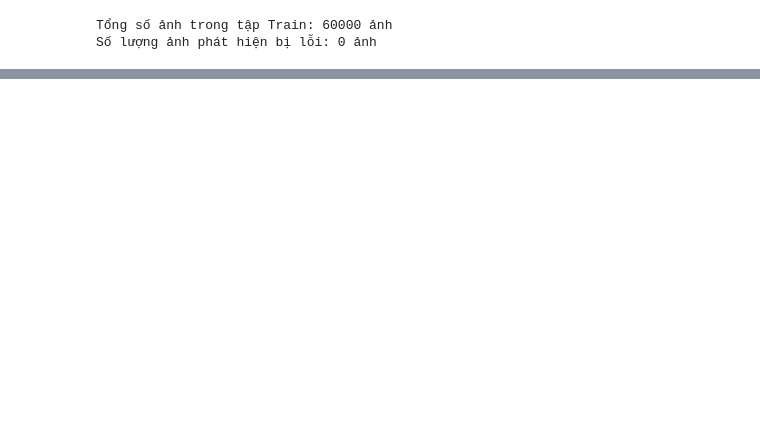
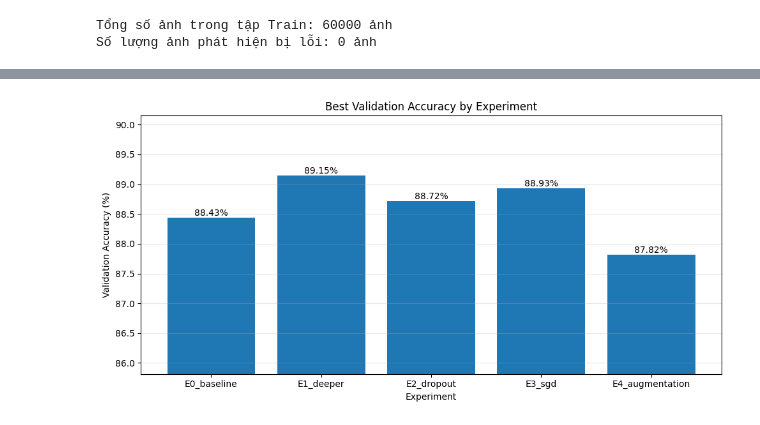
Before and after one commit to TiCoder-coder/TOTAL_LABPARACTICE_FOR_DEEP_LEARNING, a Jupyter notebook: total_practice/practice_1/practice_1.ipynb, the cells around one changed output, grey strips where cells are left out. Drawn from its saved outputs; the diff is of its cells as text; code cells hidden in the pictures; blank space fills up the shorter version.

```diff
--- a/total_practice/practice_1/practice_1.ipynb
+++ b/total_practice/practice_1/practice_1.ipynb
@@ -546,0 +1139,34 @@ plt.show()
+# %%
+experiment_ids = [
+    row['experiment_id']
+    for row in experiment_summary
+]
+validation_scores = [
+    row['validation_accuracy'] * 100
+    for row in experiment_summary
+]
+
+plt.figure(figsize=(10, 5))
+bars = plt.bar(experiment_ids, validation_scores)
+plt.title('Best Validation Accuracy by Experiment')
+plt.xlabel('Experiment')
+plt.ylabel('Validation Accuracy (%)')
+plt.ylim(
+    max(0, min(validation_scores) - 2),
+    min(100, max(validation_scores) + 1),
+)
+plt.grid(axis='y', alpha=0.3)
+
+for bar, score in zip(bars, validation_scores):
+    plt.text(
+        bar.get_x() + bar.get_width() / 2,
+        score,
+        f'{score:.2f}%',
+        ha='center',
+        va='bottom',
+    )
+
+plt.tight_layout()
+plt.show()
+# %% [output]
+[figure, added]
```
Also changed, not shown: parts of 98 cells of this notebook, 48 other files.
